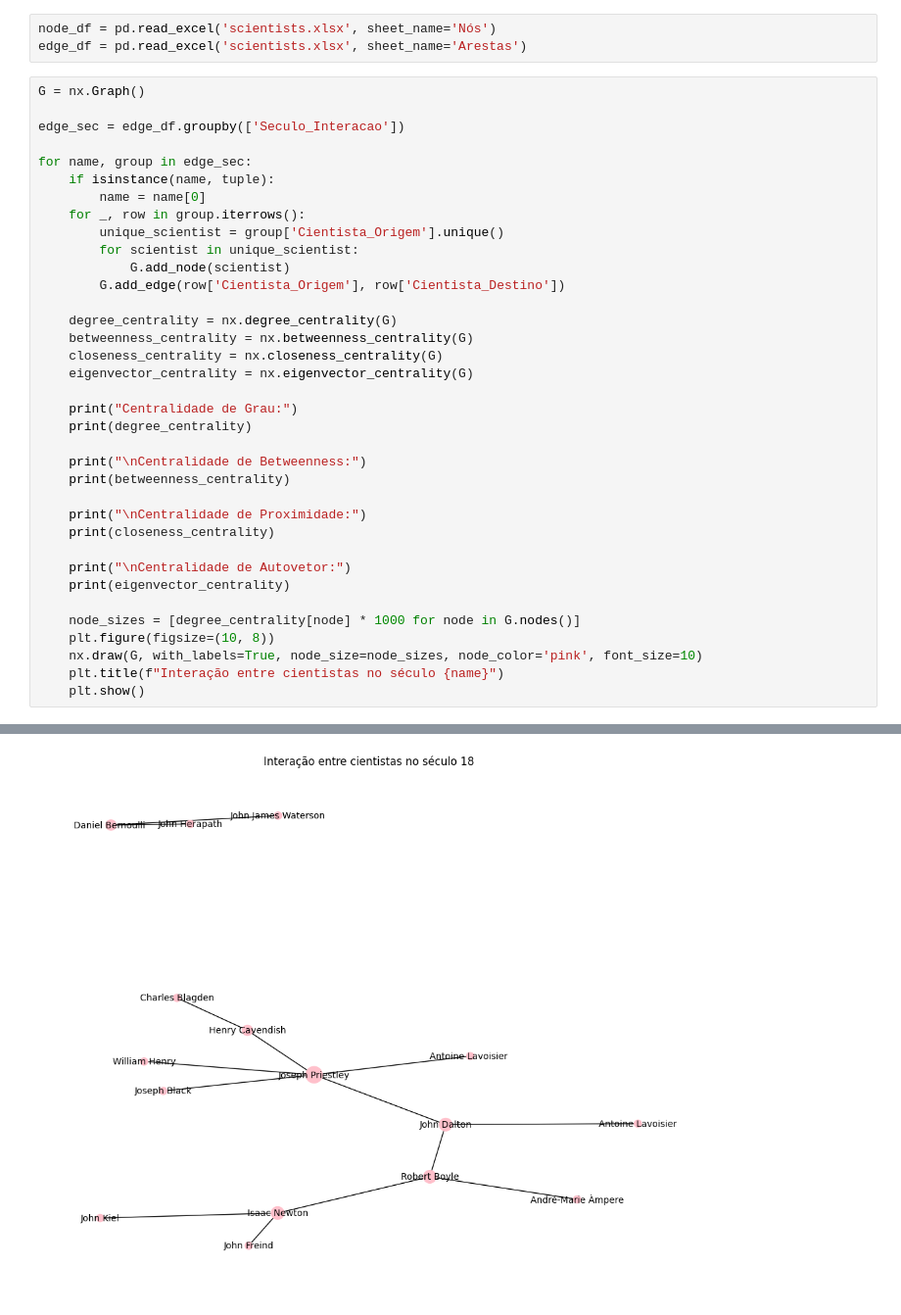
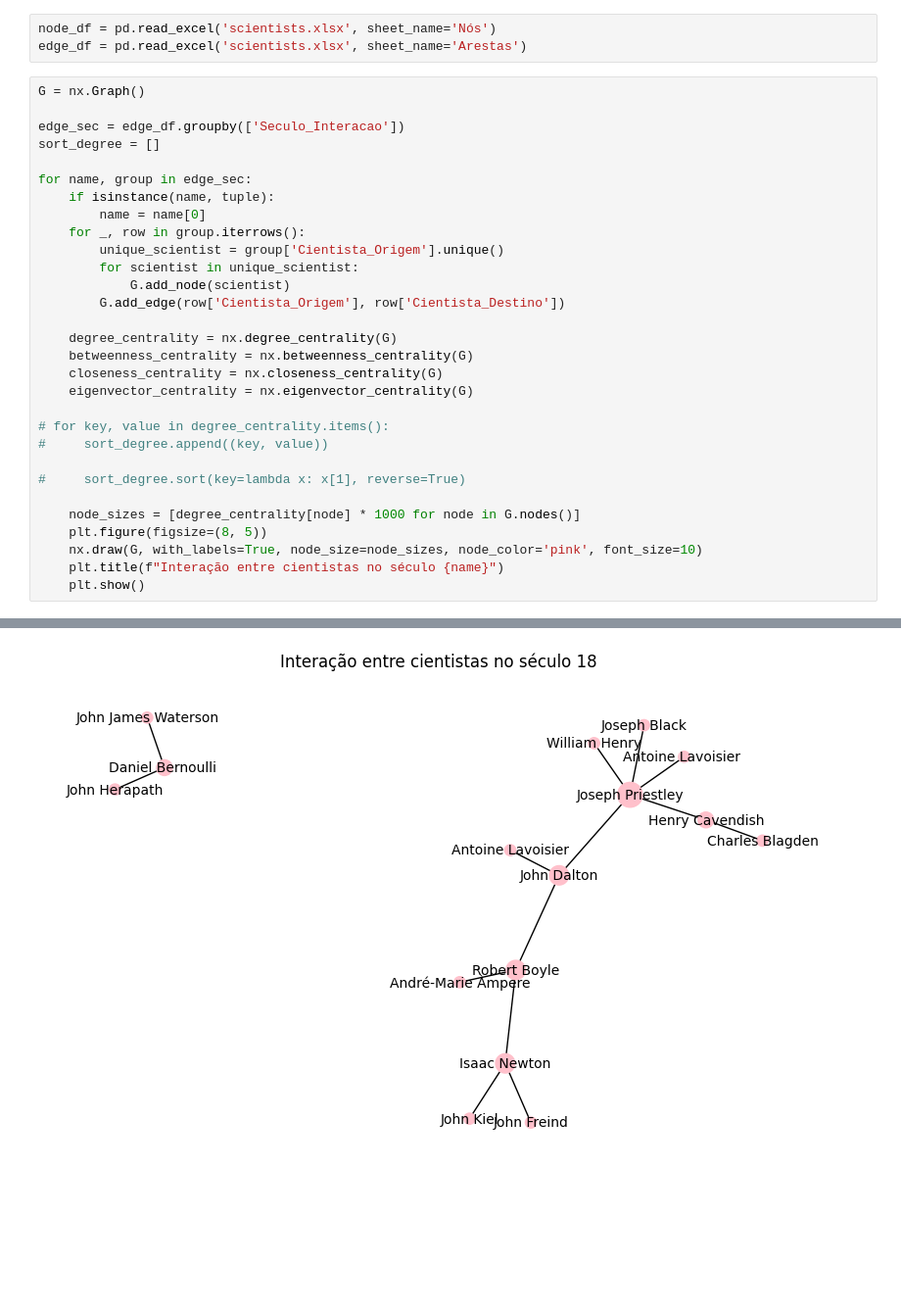
Before and after one commit to priscilahora/Atomic-Theory-Influence, a Jupyter notebook: analise_1.ipynb, the cells around one changed output, grey strips where cells are left out. Shown at 98% size. Cells and saved outputs as stored; diff of their text form; blank space fills up the shorter version.

```diff
--- a/analise_1.ipynb
+++ b/analise_1.ipynb
@@ -13,6 +13,7 @@ edge_df = pd.read_excel('scientists.xlsx', sheet_name='Arestas')
 G = nx.Graph()
 
 edge_sec = edge_df.groupby(['Seculo_Interacao'])
+sort_degree = []
 
 for name, group in edge_sec:
     if isinstance(name, tuple):
@@ -28,20 +29,13 @@ for name, group in edge_sec:
     closeness_centrality = nx.closeness_centrality(G)
     eigenvector_centrality = nx.eigenvector_centrality(G)
 
-    print("Centralidade de Grau:")
-    print(degree_centrality)
+# for key, value in degree_centrality.items():
+#     sort_degree.append((key, value))
 
-    print("\nCentralidade de Betweenness:")
-    print(betweenness_centrality)
-
-    print("\nCentralidade de Proximidade:")
-    print(closeness_centrality)
-
-    print("\nCentralidade de Autovetor:")
-    print(eigenvector_centrality)
+#     sort_degree.sort(key=lambda x: x[1], reverse=True)
 
     node_sizes = [degree_centrality[node] * 1000 for node in G.nodes()]
-    plt.figure(figsize=(10, 8))
+    plt.figure(figsize=(8, 5))
     nx.draw(G, with_labels=True, node_size=node_sizes, node_color='pink', font_size=10)
     plt.title(f"Interação entre cientistas no século {name}")
     plt.show()
@@ -60 +43 @@ Centralidade de Autovetor:
-[figure, old version]
+[figure, new version]
```
Also changed, not shown: parts of 3 cells of this notebook.
